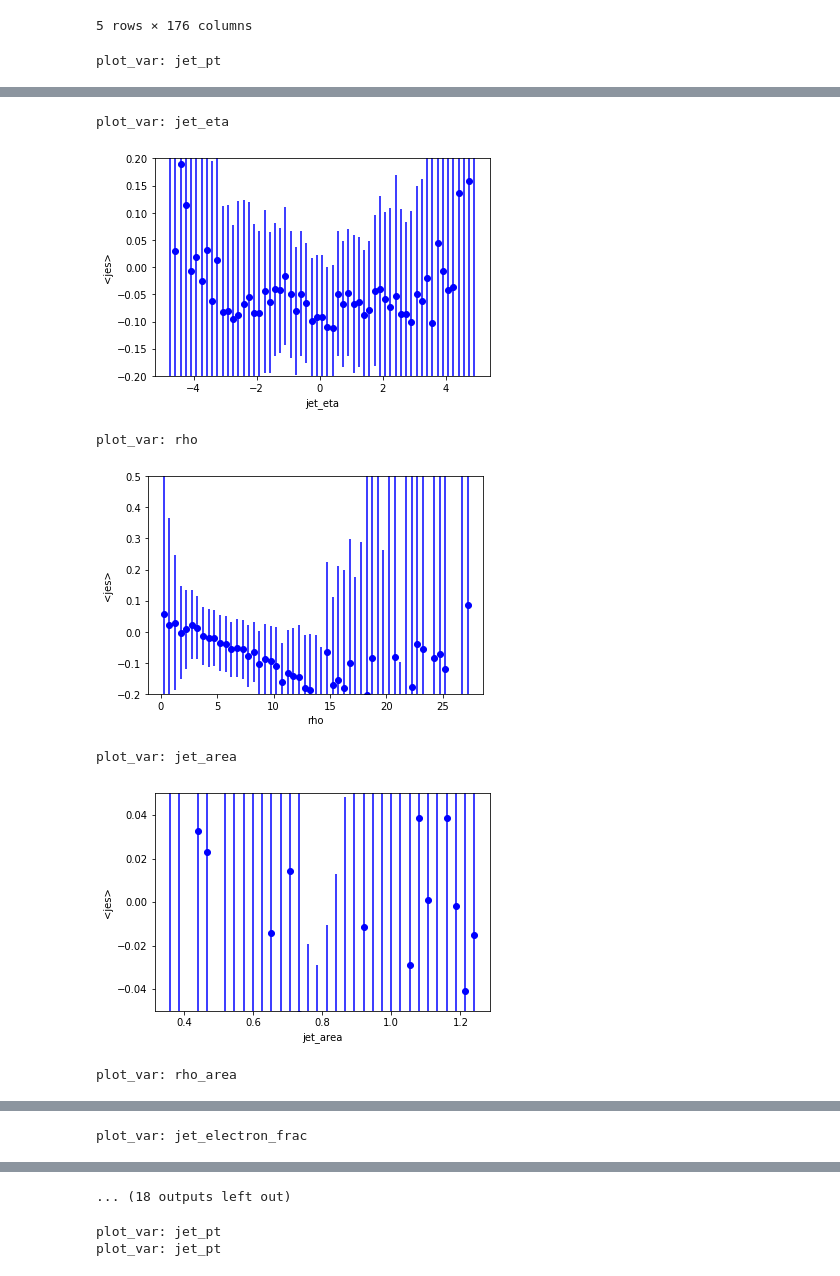
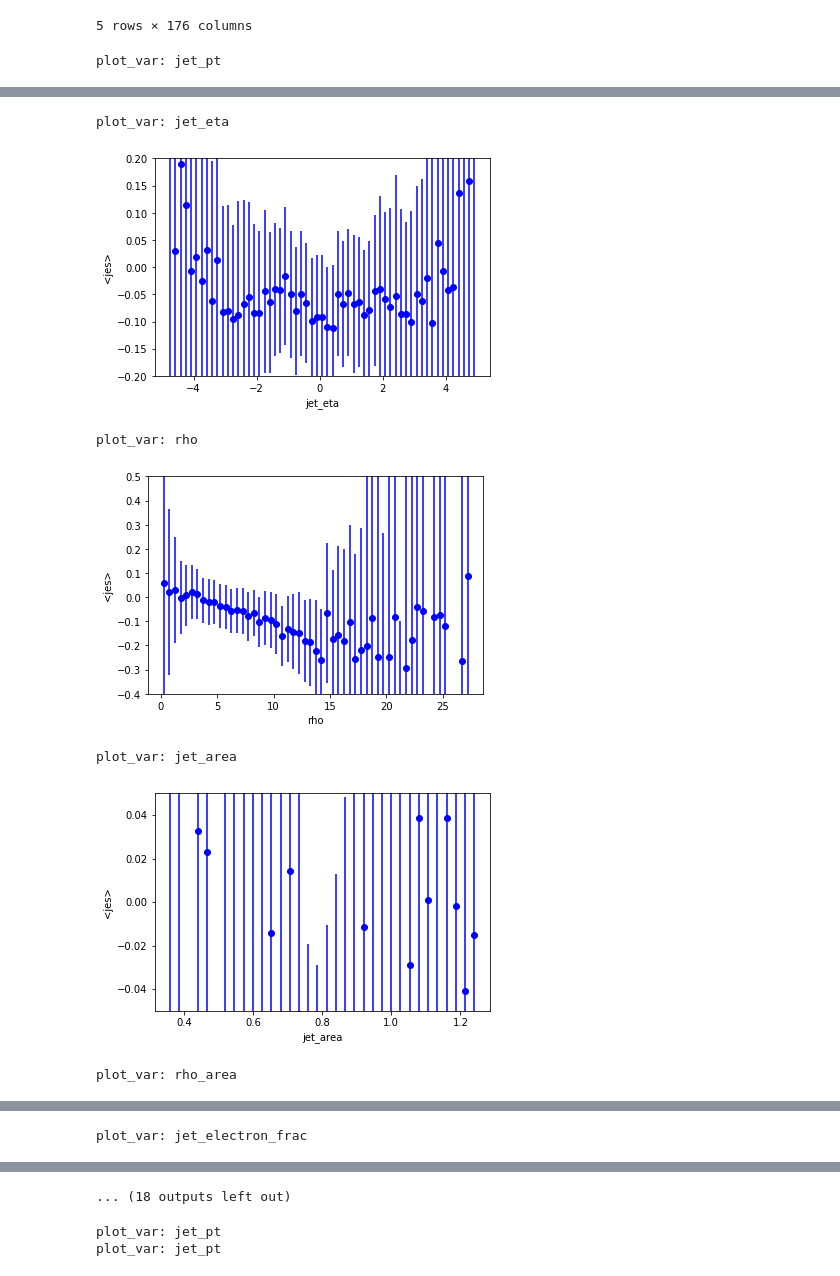
Before and after one commit to awhitbeck/scientific-python-hats, a Jupyter notebook: cms-open-data-ml/testCNNmodel_ak5.ipynb, the cells around one changed output, grey strips where cells are left out. Drawn from its saved outputs; the diff is of its cells as text; code cells hidden in the pictures.

Commit message:
tweaking plots

```diff
--- a/cms-open-data-ml/testCNNmodel_ak5.ipynb
+++ b/cms-open-data-ml/testCNNmodel_ak5.ipynb
@@ -120,7 +120,7 @@ def unweighted_profile(indep_var,dep_var,c,low_bin,high_bin,nbins,ylow,yhigh):
     plt.ylim(ylow,yhigh)
 # %%
 plot_vars=['jet_pt','jet_eta','rho','jet_area','rho_area','jet_electron_frac','jet_muon_frac','jet_photon_frac','jet_neutHad_frac','jet_charHad_frac','jet_electron_mult','jet_muon_mult','jet_photon_mult','jet_neutHad_mult','jet_charHad_mult']
-var_binning = [(10,1000,90,-0.05,0.05),(-5,5,60,-0.2,0.2),(0,30,60,-0.2,0.5),(0.,1.6,60,-0.05,0.05),(0,30,60,-0.2,0.5),(0,1.5,50,-0.05,0.05),(0,1.5,50,-0.05,0.05),(0,1.5,50,-0.05,0.05),(0,1.5,50,-0.05,0.05),(0,1.5,50,-0.05,0.05),(0,100,100,-0.05,0.05),(0,100,100,-0.05,0.05),(0,100,100,-0.05,0.05),(0,100,100,-0.05,0.05),(0,100,100,-0.05,0.05)]
+var_binning = [(10,1000,90,-0.1,0.1),(-5,5,60,-0.2,0.2),(0,30,60,-0.4,0.5),(0.,1.6,60,-0.05,0.05),(0,30,60,-0.4,0.5),(0,1.5,50,-0.1,0.1),(0,1.5,50,-0.1,0.1),(0,1.5,50,-0.1,0.1),(0,1.5,50,-0.1,0.1),(0,1.5,50,-0.1,0.1),(0,100,100,-0.1,0.1),(0,100,100,-0.1,0.1),(0,100,100,-0.1,0.1),(0,100,100,-0.1,0.1),(0,100,100,-0.1,0.1)]
 for v,b in zip(plot_vars,var_binning) :
     weighted_profile(v,'residual_CNN','b',*b)
     plt.show()
@@ -130,7 +130,7 @@ plot_var: jet_pt
 plot_var: jet_eta
 [figure]
 plot_var: rho
-[figure, old version]
+[figure, new version]
 plot_var: jet_area
 [figure]
 plot_var: rho_area
```
Also changed, not shown: parts of 1 cell of this notebook.
